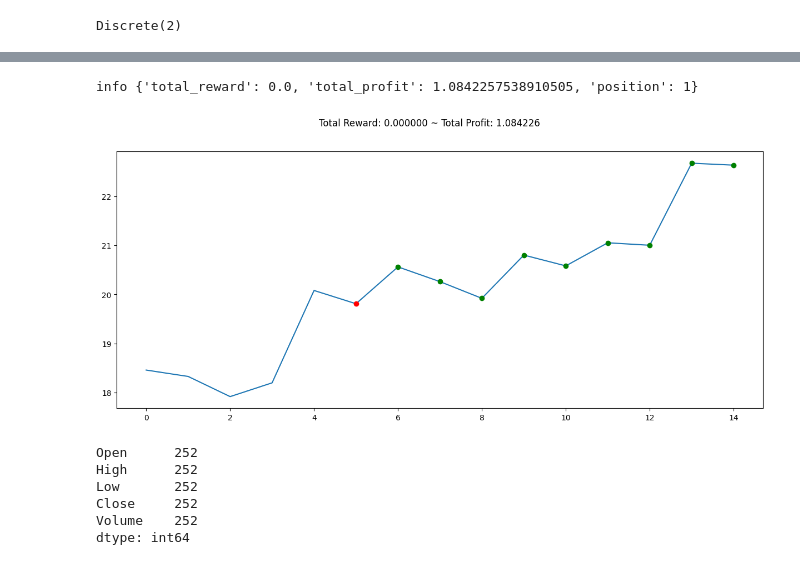
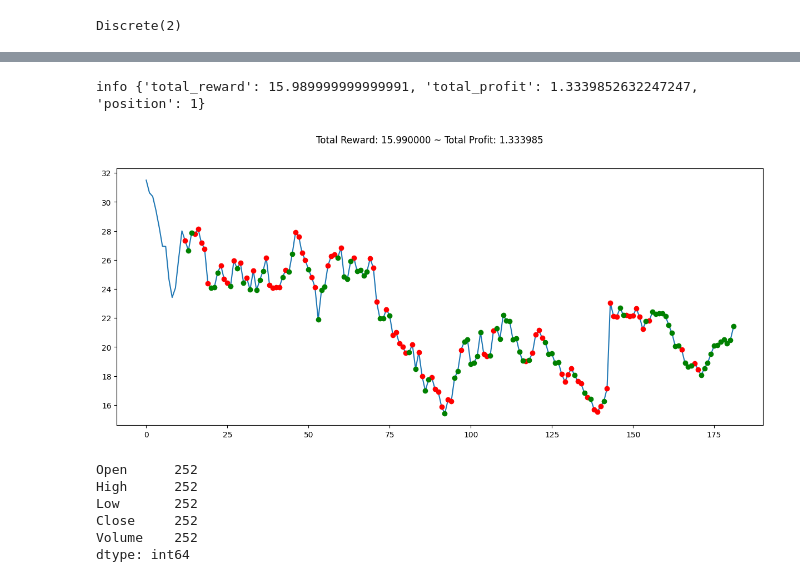
Before and after one commit to itz-sayak/Tic-tac-toe, a Jupyter notebook: Trading_using_Reinforcement_Learning.ipynb, the cells around one changed output, grey strips where cells are left out. Drawn from its saved outputs; the diff is of its cells as text; code cells hidden in the pictures.

```diff
--- a/Trading_using_Reinforcement_Learning.ipynb
+++ b/Trading_using_Reinforcement_Learning.ipynb
@@ -168,0 +215,12 @@ info {'total_reward': -2.739999999999995, 'total_profit': 0.674998980186921, 'po
+# %%
+def add_signals(env):
+    start = env.frame_bound[0] - env.window_size
+    end = env.frame_bound[1]
+    prices = env.df.loc[:, 'Low'].to_numpy()[start:end]
+    signal_features = env.df.loc[:, ['Low', 'Volume','SMA', 'RSI', 'OBV']].to_numpy()[start:end]
+    return prices, signal_features
+# %%
+class MyCustomEnv(StocksEnv):
+    _process_data = add_signals
+
+env2 = MyCustomEnv(df=df, window_size=12, frame_bound=(12,50))
@@ -169,5 +247,5 @@ info {'total_reward': -2.739999999999995, 'total_profit': 0.674998980186921, 'po
 # %%
-env_maker = lambda: gym.make('stocks-v0', df=df, frame_bound=(5,100), window_size=5)
+env_maker = lambda: env2
 env = DummyVecEnv([env_maker])
 # %%
 model = RecurrentPPO('MlpLstmPolicy', env, verbose=1)
@@ -194,30 +275,22 @@ KeyboardInterrupt: ignored
-# %%
-state = env.reset()
-while True:
-    action = env.action_space.sample()
-    n_state, reward, done, info = env.step(action)
-    if done:
-        print("info", info)
-        break
 # %%
-env = gym.make('stocks-v0', df=df, frame_bound=(150,160), window_size=5)
+env = MyCustomEnv(df=df, window_size=12, frame_bound=(30,200))
 obs = env.reset()
 while True:
     obs = obs[np.newaxis, ...]
     action, _states = model.predict(obs)
     obs, rewards, done, info = env.step(action)
     if done:
         print("info", info)
         break
 
 #Plotting our Model for Trained Trades
 plt.figure(figsize=(15,6))
 plt.cla()
 env.render_all()
 plt.show()
 # %% [output]
-info {'total_reward': 0.0, 'total_profit': 1.0842257538910505, 'position': 1}
+info {'total_reward': 15.989999999999991, 'total_profit': 1.3339852632247247, 'position': 1}
-[figure, old version]
+[figure, new version]
 # %%
 df.count()
 # %% [output]
```
Also changed, not shown: parts of 16 cells of this notebook.
